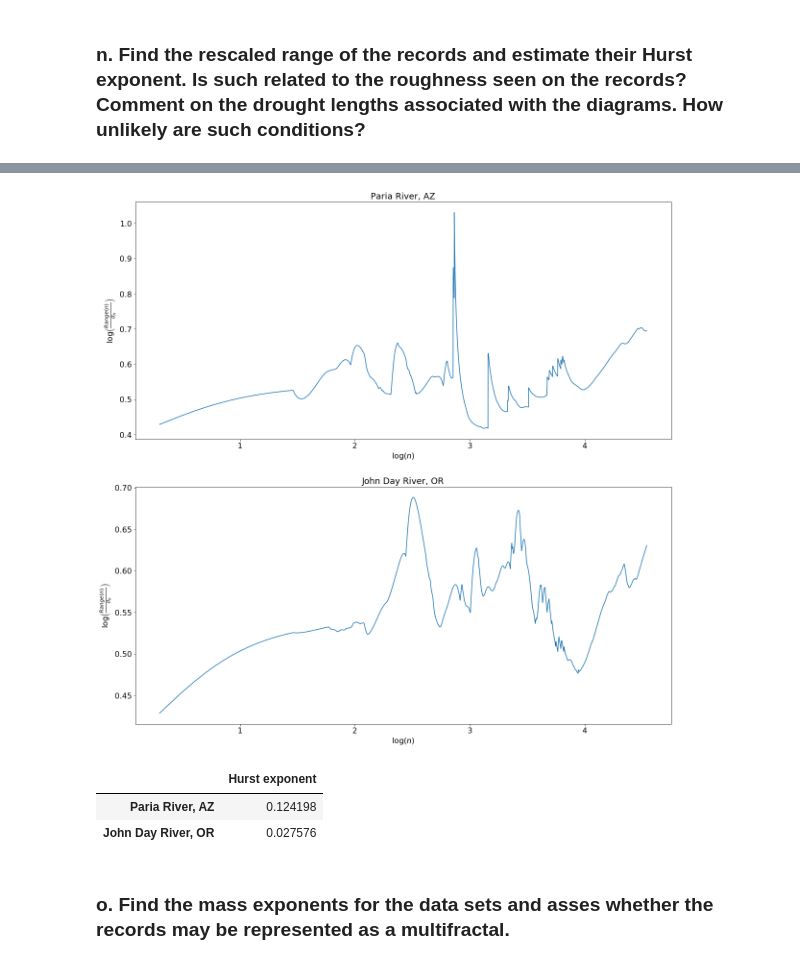
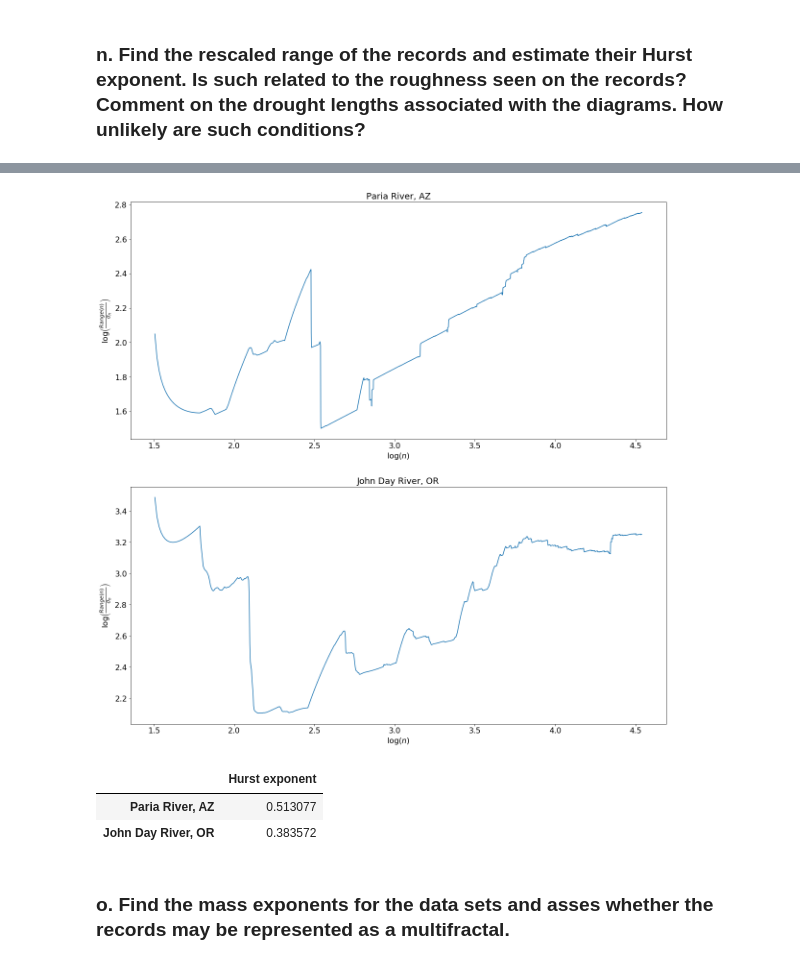
Before and after one commit to klarrieu/HYD142, a Jupyter notebook: Project.ipynb, the cells around one changed output, grey strips where cells are left out. Cells and saved outputs as stored; diff of their text form; code cells hidden in the pictures.

```diff
--- a/Project.ipynb
+++ b/Project.ipynb
@@ -212,7 +240,7 @@ mdf_or = df_or.groupby(per).sum()
 ### g. Plot the new records, find their histograms, and also find the first four moments and coefficient of variation.
 # %%
 # plots
-fig, ax = plt.subplots(2, 1, sharex=True, figsize=(20, 12))
+fig, ax = plt.subplots(2, 1, sharex=True, figsize=(20, 18))
 mdf_az.Flow.plot(ax=ax[0])
 ax[0].set(title='Paria River, AZ')
 mdf_or.Flow.plot(ax=ax[1])
@@ -270,9 +298,9 @@ Trends, decay, scale stuff ***sdfbsdb***
 # %% [markdown]
 ### Finally, aggregate all data sets to a yearly scale.
 # %%
-per = df_az.DATE.dt.to_period("Y")
+per = df_az.DATE.dt.to_period("A")
 ydf_az = df_az.groupby(per).sum()
-per = df_or.DATE.dt.to_period("Y")
+per = df_or.DATE.dt.to_period("A")
 ydf_or = df_or.groupby(per).sum()
 # %% [markdown]
 ### k. Plot the new records, find their histograms, and also find the first four moments and coefficient of variation.
@@ -337,0 +397,12 @@ Scale, decay, trends ***Sdbsdgb***
+# %%
+# spectral density
+import scipy.signal as sig
+
+fig, ax = plt.subplots(2, 1, figsize=(20,18))
+for i, df in enumerate([df_az, df_or]):
+    f, psd = sig.periodogram(df.Flow)
+    ax[i].loglog(f[1:], psd[1:])
+    ax[i].set(xlabel='log f', ylabel='log S(f)')
+ax[0].set(title='Paria River, AZ')
+ax[1].set(title='John Day River, OR')
+plt.show()
@@ -349,11 +424,11 @@ for i in range(len(df_az)):
     accum_az.append(az_cum)
     accum_or.append(or_cum)
 
-# fit to line
-m, b = np.polyfit(range(len(accum_az)), accum_az, deg=1)
-line_az = [m * x + b for x in range(len(accum_az))]
-m, b = np.polyfit(range(len(accum_az)), accum_or, deg=1)
-line_or = [m * x + b for x in range(len(accum_or))]
+# draw line from first to last
+m = (accum_az[-1] - accum_az[0])*1.0/len(accum_az)
+line_az = [m * x for x in range(len(accum_az))]
+m = (accum_or[-1] - accum_or[0])*1.0/len(accum_or)
+line_or = [m * x for x in range(len(accum_or))]
 
 fig, ax = plt.subplots(2, 1, figsize=(20, 20))
 ax[0].plot(accum_az)
@@ -374,6 +449,6 @@ res_az = [val - fit for val, fit in zip(accum_az, line_az)]
 res_or = [val - fit for val, fit in zip(accum_or, line_or)]
 
 # (max - min residual)/sigma for [:n] = range(n)
-az_range = [(max(res_az[:n]) - min(res_az[:n]))/np.std(res_az[:n]) for n in range(2, len(df_az))]
-or_range = [(max(res_or[:n]) - min(res_or[:n]))/np.std(res_or[:n]) for n in range(2, len(df_or))]
+az_range = [(max(res_az[:n]) - min(res_az[:n]))/np.std(df_az.Flow[:n]) for n in range(32, len(df_az))]
+or_range = [(max(res_or[:n]) - min(res_or[:n]))/np.std(df_or.Flow[:n]) for n in range(32, len(df_or))]
 # %% [output]
@@ -381,27 +456,27 @@ or_range = [(max(res_or[:n]) - min(res_or[:n]))/np.std(res_or[:n]) for n in rang
 # %%
 # plot in log-log, fit to get slope = hurst exponent
-log_n = list(map(np.log10, range(2, len(az_range))))
-log_az = list(map(np.log10, az_range[2:]))
-log_or = list(map(np.log10, or_range[2:]))
+log_n = list(map(np.log10, range(32, len(az_range)+32)))
+log_az = list(map(np.log10, az_range))
+log_or = list(map(np.log10, or_range))
 
 fig, ax = plt.subplots(2, 1, figsize=(20, 20))
 ax[0].plot(log_n, log_az)
 ax[0].set(title='Paria River, AZ')
 ax[1].plot(log_n, log_or)
 ax[1].set(title='John Day River, OR')
 for axis in ax:
     axis.set(xlabel=r'$\log(n)$', ylabel=r'$\log\left(\frac{Range(n)}{\sigma_n}\right)$')
 plt.show()
 
 h_az, b = np.polyfit(log_n, log_az, deg=1)
 h_or, b = np.polyfit(log_n, log_or, deg=1)
 
 df = pd.DataFrame([h_az, h_or], columns=['Hurst exponent'], index=['Paria River, AZ', 'John Day River, OR'])
 df
 # %% [output]
-[figure, old version]
+[figure, new version]
 |  | Hurst exponent |
-| Paria River, AZ | 0.124198 |
-| John Day River, OR | 0.027576 |
+| Paria River, AZ | 0.513077 |
+| John Day River, OR | 0.383572 |
 # %% [markdown]
 ### o. Find the mass exponents for the data sets and asses whether the records may be represented as a multifractal.
```
Also changed, not shown: parts of 17 cells of this notebook.
